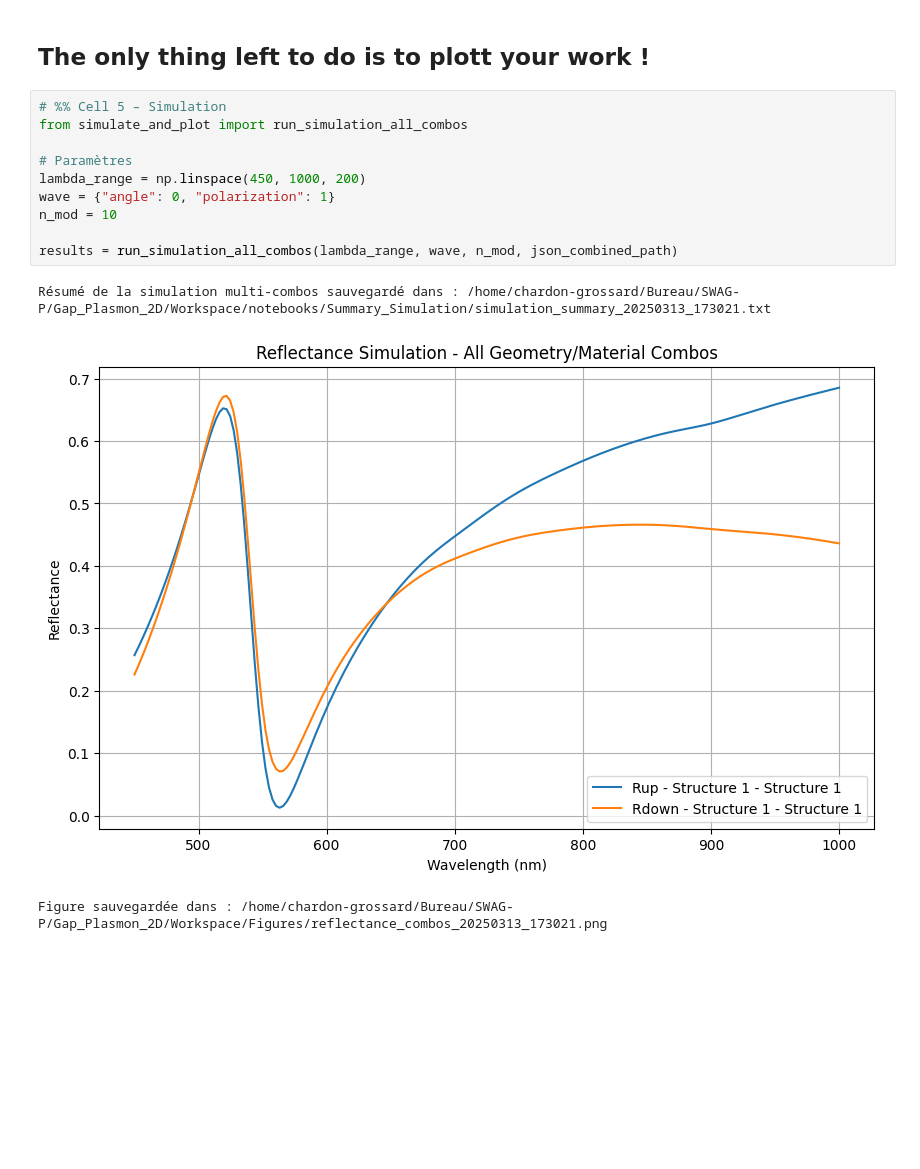
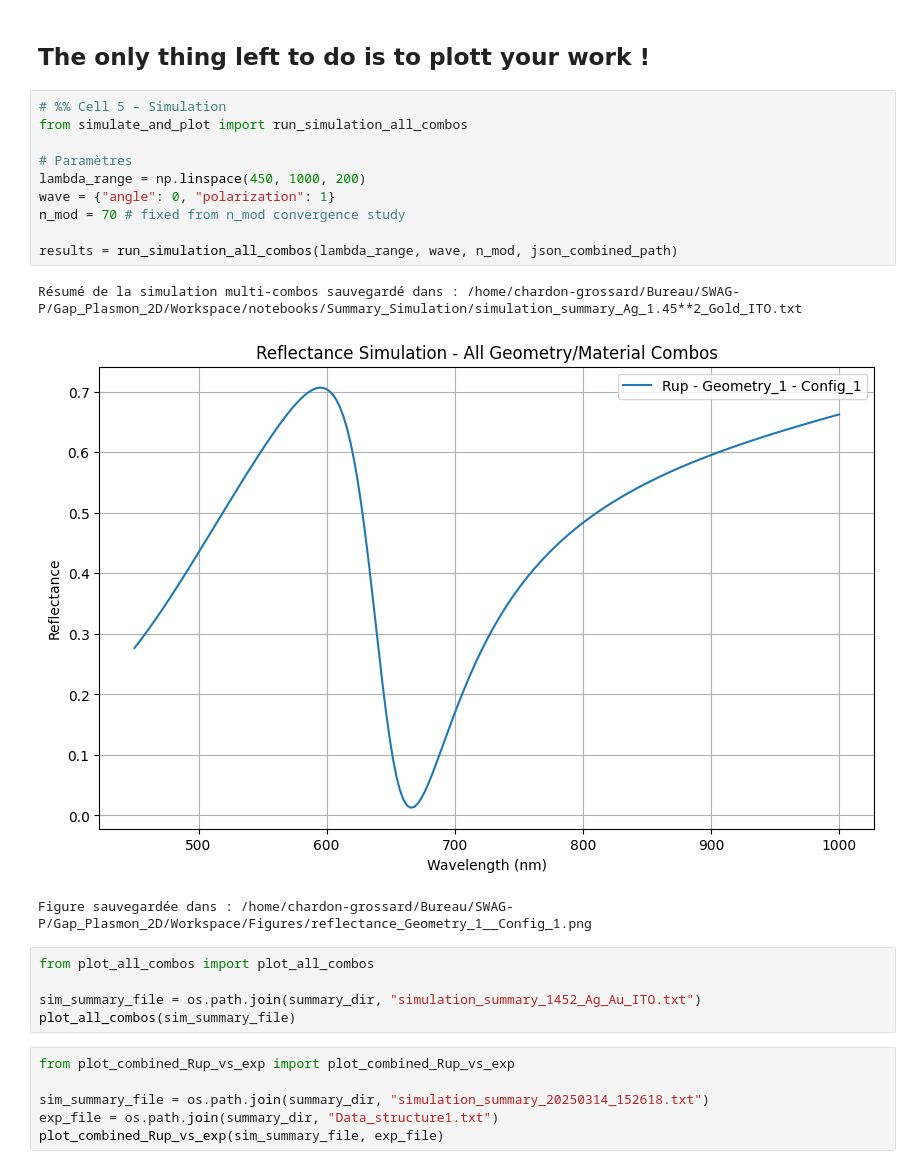
Before and after one commit to Marchombre/SWAG-P, a Jupyter notebook: Gap_Plasmon_2D/Workspace/notebooks/SWAG_Sim_V0_1.ipynb, the cells around one changed output. Saved outputs shown, nothing was run; the diff lists cells and outputs as text; blank space fills up the shorter version.

Commit message:
New interface, possibility of plott VS valide spectrum, Study of the convergence of n_mod was done and gives sim 70

```diff
--- a/Gap_Plasmon_2D/Workspace/notebooks/SWAG_Sim_V0_1.ipynb
+++ b/Gap_Plasmon_2D/Workspace/notebooks/SWAG_Sim_V0_1.ipynb
@@ -107,14 +107,25 @@ VBox(children=(HBox(children=(Dropdown(description='Geometry 1:', options=(('Str
 # %%
 # %% Cell 5 – Simulation
 from simulate_and_plot import run_simulation_all_combos
 
 # Paramètres
 lambda_range = np.linspace(450, 1000, 200)
 wave = {"angle": 0, "polarization": 1}
-n_mod = 10
+n_mod = 70 # fixed from n_mod convergence study
 
 results = run_simulation_all_combos(lambda_range, wave, n_mod, json_combined_path)
 # %% [output]
-Résumé de la simulation multi-combos sauvegardé dans : /home/chardon-grossard/Bureau/SWAG-P/Gap_Plasmon_2D/Workspace/notebooks/Summary_Simulation/simulation_summary_20250313_173021.txt
+Résumé de la simulation multi-combos sauvegardé dans : /home/chardon-grossard/Bureau/SWAG-P/Gap_Plasmon_2D/Workspace/notebooks/Summary_Simulation/simulation_summary_Ag_1.45**2_Gold_ITO.txt
-[figure, old version]
+[figure, new version]
-Figure sauvegardée dans : /home/chardon-grossard/Bureau/SWAG-P/Gap_Plasmon_2D/Workspace/Figures/reflectance_combos_20250313_173021.png
+Figure sauvegardée dans : /home/chardon-grossard/Bureau/SWAG-P/Gap_Plasmon_2D/Workspace/Figures/reflectance_Geometry_1__Config_1.png
+# %%
+from plot_all_combos import plot_all_combos
+
+sim_summary_file = os.path.join(summary_dir, "simulation_summary_1452_Ag_Au_ITO.txt")
+plot_all_combos(sim_summary_file)
+# %%
+from plot_combined_Rup_vs_exp import plot_combined_Rup_vs_exp
+
+sim_summary_file = os.path.join(summary_dir, "simulation_summary_20250314_152618.txt")
+exp_file = os.path.join(summary_dir, "Data_structure1.txt")
+plot_combined_Rup_vs_exp(sim_summary_file, exp_file)
```
Also changed, not shown: parts of 3 cells of this notebook, 30 other files.
